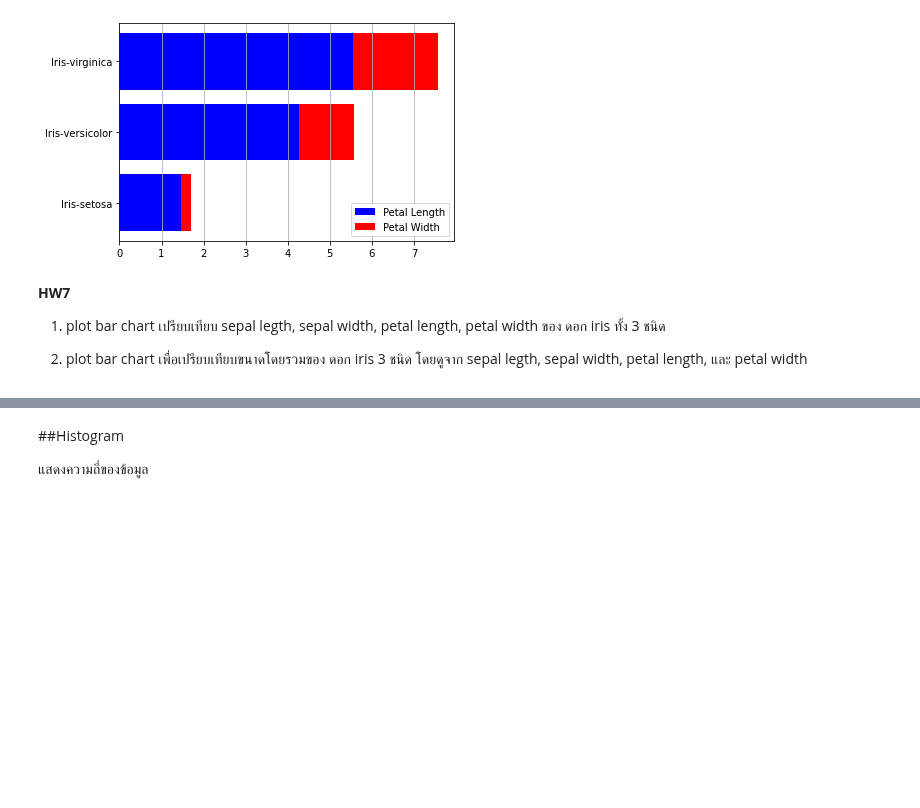
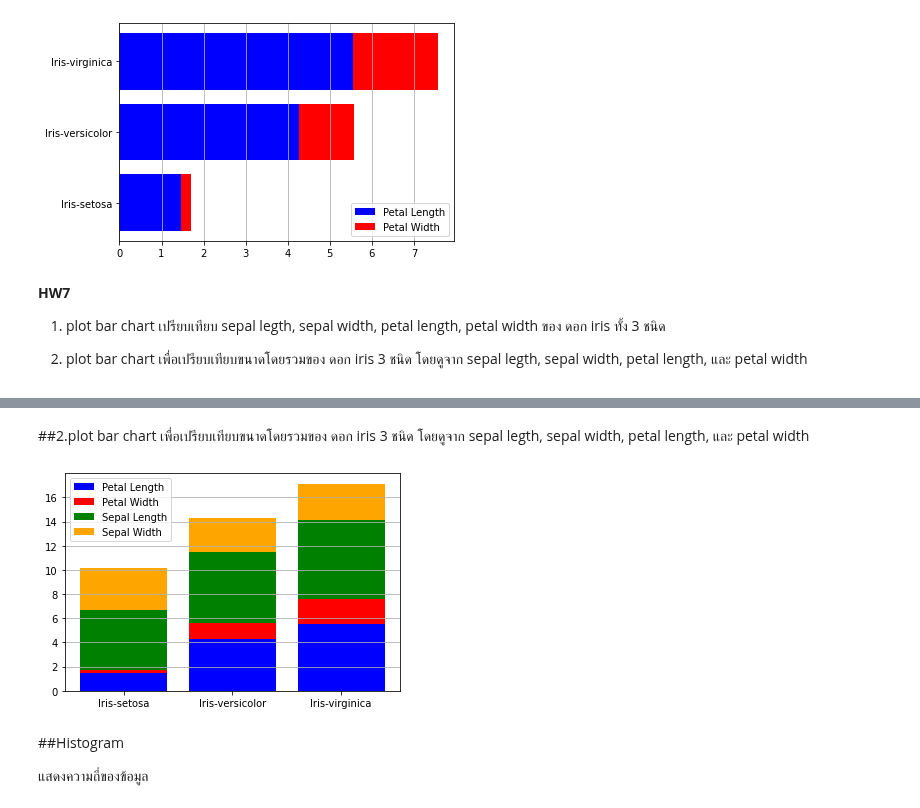
Before and after one commit to Thitichaya2000/data_viz_2022, a Jupyter notebook: DataViz04_Data_Comparison.ipynb, the cells around one changed output, grey strips where cells are left out. Drawn from its saved outputs; the diff is of its cells as text; code cells hidden in the pictures; blank space fills up the shorter version.

```diff
--- a/DataViz04_Data_Comparison.ipynb
+++ b/DataViz04_Data_Comparison.ipynb
@@ -333,3 +346,15 @@ plt.legend();
+# %% [markdown]
+##2.plot bar chart เพื่อเปรียบเทียบขนาดโดยรวมของ ดอก iris 3 ชนิด โดยดูจาก sepal legth, sepal width, petal length, และ petal width
+# %%
+plt.bar([1,2,3],sample_data['PetalLength'],color='b',label='Petal Length')
+plt.bar([1,2,3],sample_data['PetalWidth'],bottom=sample_data['PetalLength'],color='r',label='Petal Width')
+plt.bar([1,2,3],sample_data['SepalLength'],bottom= sample_data['PetalWidth'] + sample_data['PetalLength'],color='g',label='Sepal Length')
+plt.bar([1,2,3],sample_data['SepalWidth'],bottom= sample_data['SepalLength'] + sample_data['PetalWidth'] + sample_data['PetalLength'],color='orange',label='Sepal Width')
+plt.xticks([1,2,3],sample_data.reset_index()['Name']) # เติมชื่อแกน x
+plt.grid(True,axis='y')
+plt.legend();
+# %% [output]
+[figure, added]
 # %% [markdown]
 ##Histogram
 
```
Also changed, not shown: parts of 11 cells of this notebook.
